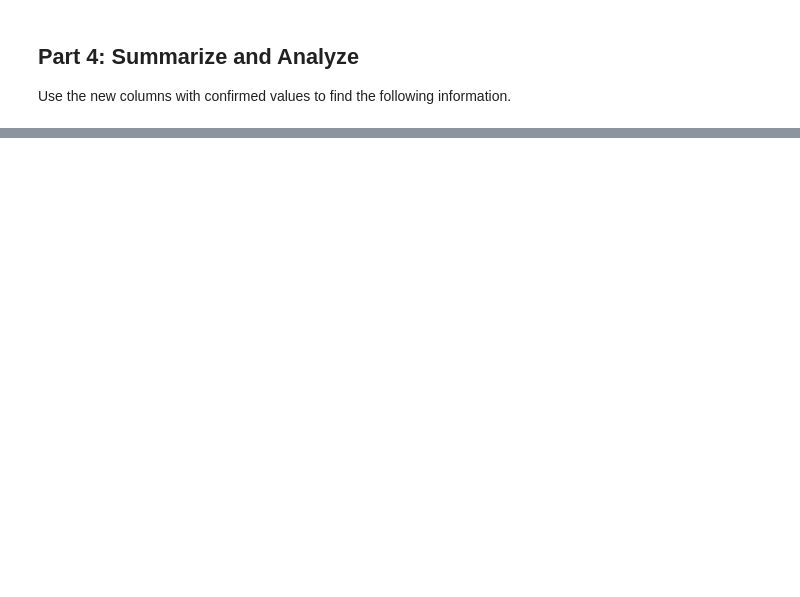
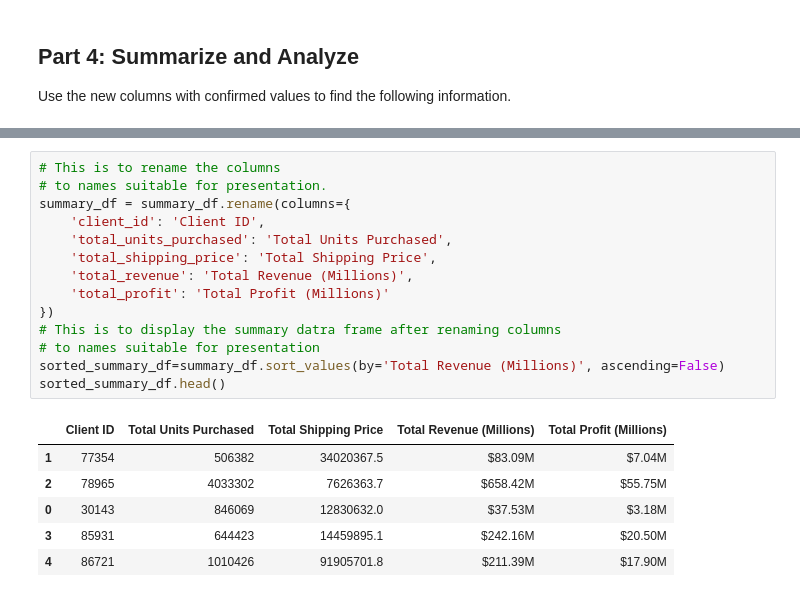
Before and after one commit to Sezeri/Module_4_Challenge, a Jupyter notebook: module_4_challenge.ipynb, the cells around one changed output, grey strips where cells are left out. Cells and saved outputs as stored; diff of their text form; blank space fills up the shorter version.

```diff
--- a/module_4_challenge.ipynb
+++ b/module_4_challenge.ipynb
@@ -181 +334,22 @@ Use the new columns with confirmed values to find the following information.
+# %%
+# This is to rename the columns
+# to names suitable for presentation.
+summary_df = summary_df.rename(columns={
+    'client_id': 'Client ID',
+    'total_units_purchased': 'Total Units Purchased',
+    'total_shipping_price': 'Total Shipping Price',
+    'total_revenue': 'Total Revenue (Millions)',
+    'total_profit': 'Total Profit (Millions)'
+})
+# This is to display the summary datra frame after renaming columns
+# to names suitable for presentation
+sorted_summary_df=summary_df.sort_values(by='Total Revenue (Millions)', ascending=False)
+sorted_summary_df.head()
+# %% [output]
+|  | Client ID | Total Units Purchased | Total Shipping Price | Total Revenue (Millions) | Total Profit (Millions) |
+| 1 | 77354 | 506382 | 34020367.5 | $83.09M | $7.04M |
+| 2 | 78965 | 4033302 | 7626363.7 | $658.42M | $55.75M |
+| 0 | 30143 | 846069 | 12830632.0 | $37.53M | $3.18M |
+| 3 | 85931 | 644423 | 14459895.1 | $242.16M | $20.50M |
+| 4 | 86721 | 1010426 | 91905701.8 | $211.39M | $17.90M |
 # %%
```
Also changed, not shown: parts of 18 cells of this notebook.
